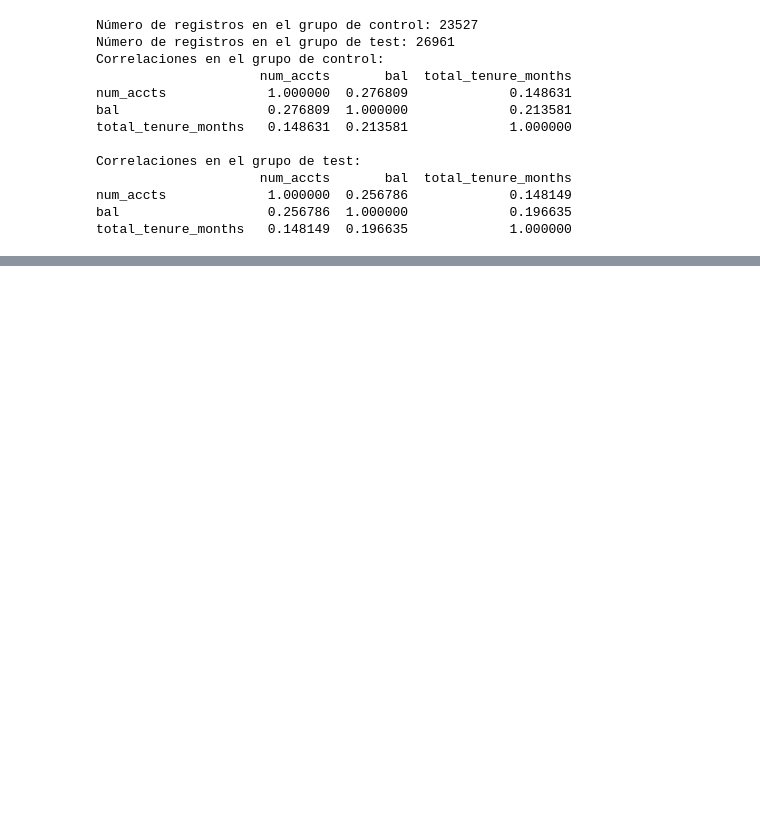
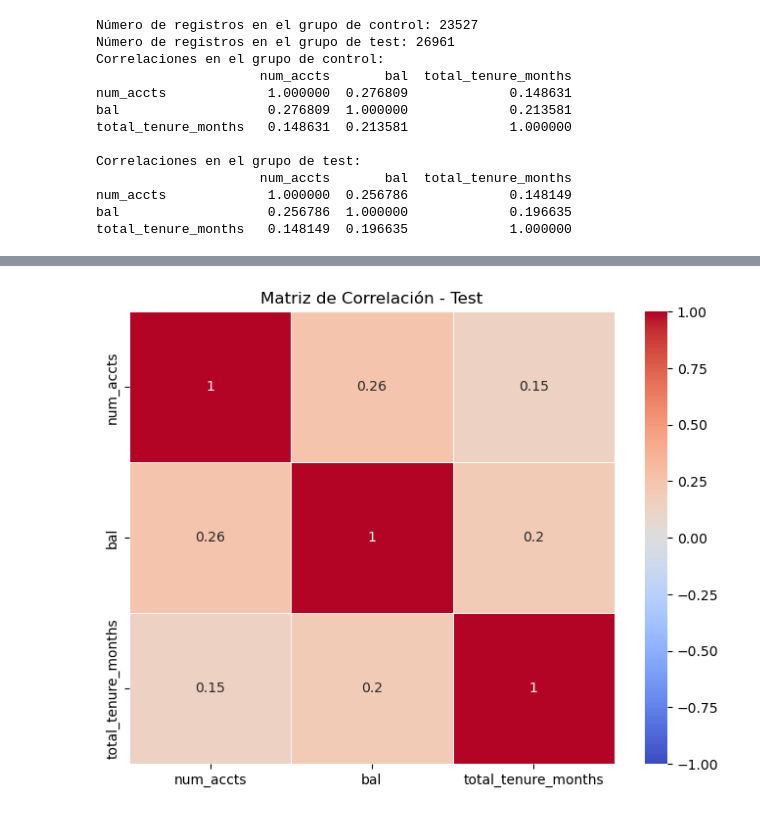
Before and after one commit to GemaVNZ/vanguard-ab-test, a Jupyter notebook: 00_PREVIO/3_metricas_balance.ipynb, the cells around one changed output, grey strips where cells are left out. Cells and saved outputs as stored; diff of their text form; code cells hidden in the pictures; blank space fills up the shorter version.

```diff
--- a/00_PREVIO/3_metricas_balance.ipynb
+++ b/00_PREVIO/3_metricas_balance.ipynb
@@ -185,0 +197,8 @@ total_tenure_months   0.148149  0.196635             1.000000
+# %%
+# Gráfico 2: Matriz de correlación para el grupo de test
+plt.figure(figsize=(8, 6))
+sns.heatmap(test_corr, annot=True, cmap='coolwarm', vmin=-1, vmax=1, linewidths=0.5)
+plt.title("Matriz de Correlación - Test")
+plt.show()
+# %% [output]
+[figure, added]
```
Also changed, not shown: parts of 29 cells of this notebook.
